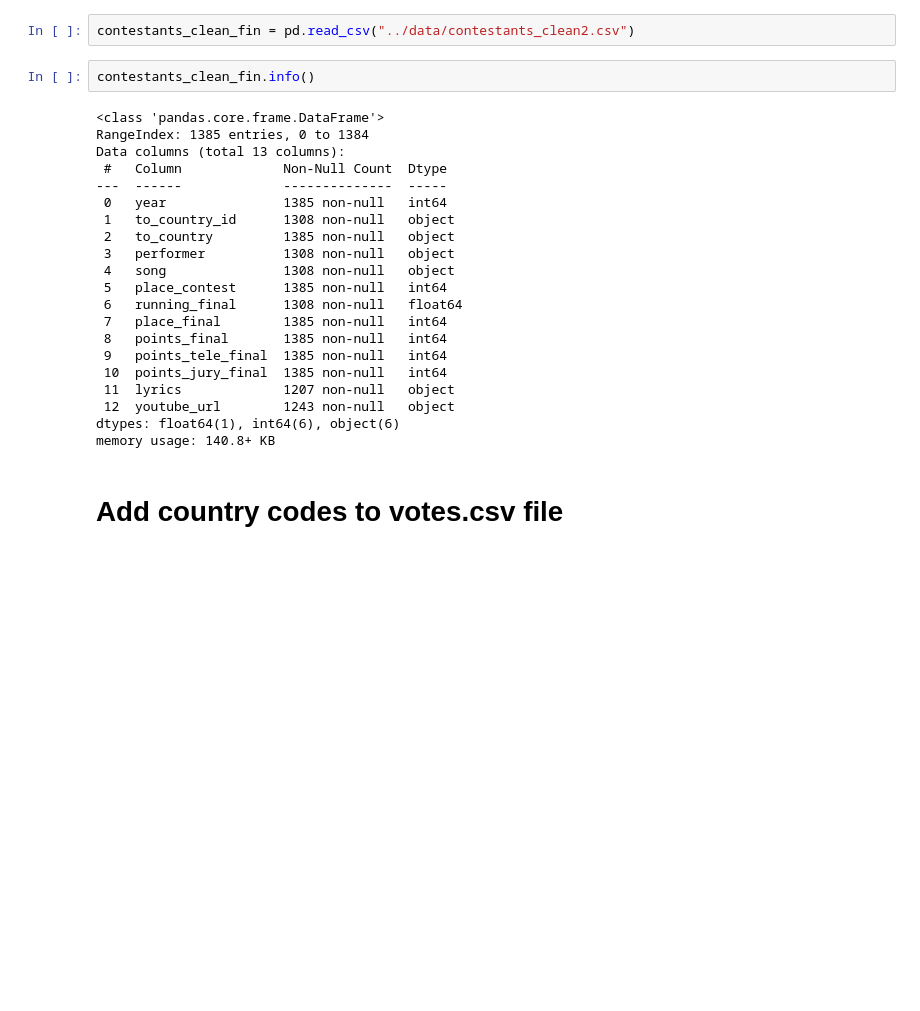
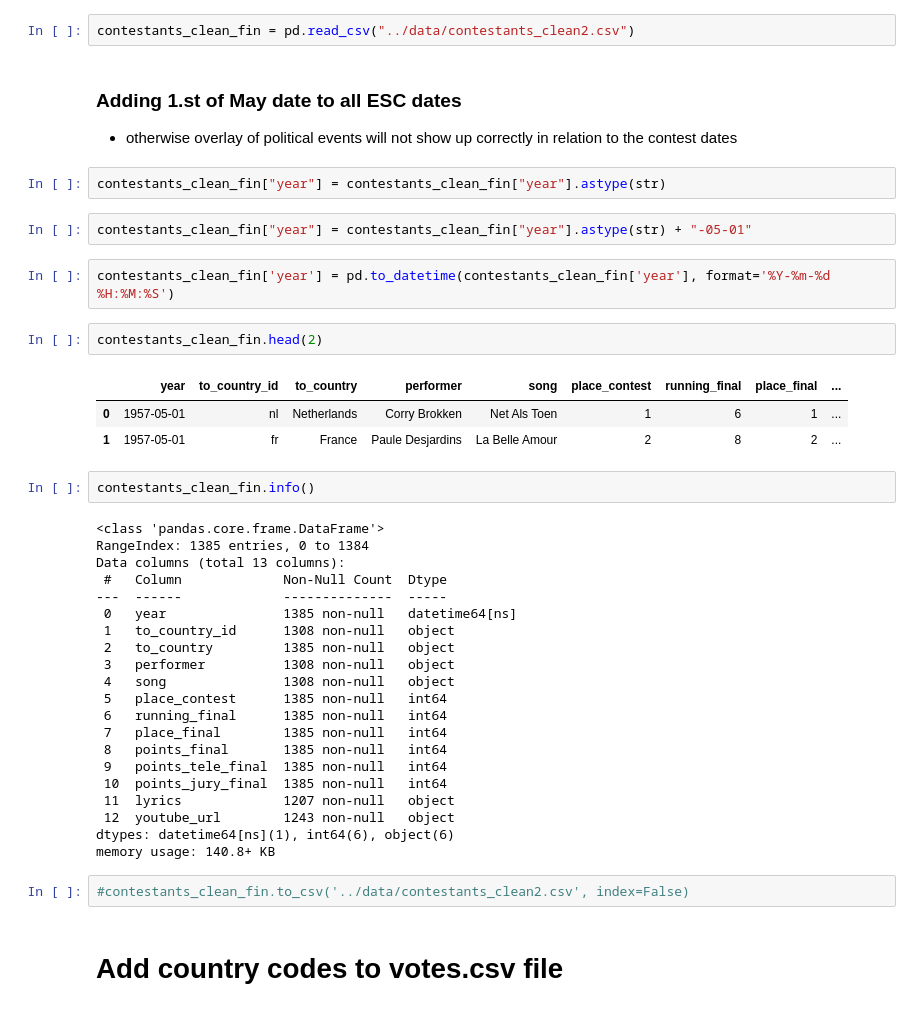
Before and after one commit to Lxm-100/eurovision-analysis, a Jupyter notebook: notebooks/test notebook.ipynb, the cells around one changed output. Cells and saved outputs as stored; diff of their text form; blank space fills up the shorter version.

Commit message:
added months to date column in csv files

```diff
--- a/notebooks/test notebook.ipynb
+++ b/notebooks/test notebook.ipynb
@@ -311,5 +311,21 @@ contestants_clean.head()
 # %%
 contestants_clean_fin = pd.read_csv("../data/contestants_clean2.csv")
+# %% [markdown]
+### Adding 1.st of May date to all ESC dates
+
+- otherwise overlay of political events will not show up correctly in relation to the contest dates
+# %%
+contestants_clean_fin["year"] = contestants_clean_fin["year"].astype(str)
+# %%
+contestants_clean_fin["year"] = contestants_clean_fin["year"].astype(str) + "-05-01"
+# %%
+contestants_clean_fin['year'] = pd.to_datetime(contestants_clean_fin['year'], format='%Y-%m-%d %H:%M:%S')
+# %%
+contestants_clean_fin.head(2)
+# %% [output]
+|  | year | to_country_id | to_country | performer | song | place_contest | running_final | place_final | ... |
+| 0 | 1957-05-01 | nl | Netherlands | Corry Brokken | Net Als Toen | 1 | 6 | 1 | ... |
+| 1 | 1957-05-01 | fr | France | Paule Desjardins | La Belle Amour | 2 | 8 | 2 | ... |
 # %%
 contestants_clean_fin.info()
 # %% [output]
@@ -318,21 +334,23 @@ RangeIndex: 1385 entries, 0 to 1384
 Data columns (total 13 columns):
  #   Column             Non-Null Count  Dtype
 ---  ------             --------------  -----
- 0   year               1385 non-null   int64
+ 0   year               1385 non-null   datetime64[ns]
  1   to_country_id      1308 non-null   object
  2   to_country         1385 non-null   object
  3   performer          1308 non-null   object
  4   song               1308 non-null   object
  5   place_contest      1385 non-null   int64
- 6   running_final      1308 non-null   float64
+ 6   running_final      1385 non-null   int64
  7   place_final        1385 non-null   int64
  8   points_final       1385 non-null   int64
  9   points_tele_final  1385 non-null   int64
  10  points_jury_final  1385 non-null   int64
  11  lyrics             1207 non-null   object
  12  youtube_url        1243 non-null   object
-dtypes: float64(1), int64(6), object(6)
+dtypes: datetime64[ns](1), int64(6), object(6)
 memory usage: 140.8+ KB
+# %%
+#contestants_clean_fin.to_csv('../data/contestants_clean2.csv', index=False)
 # %% [markdown]
 # Add country codes to votes.csv file
 # %%
```
Also changed, not shown: parts of 14 cells of this notebook, 4 other files.
